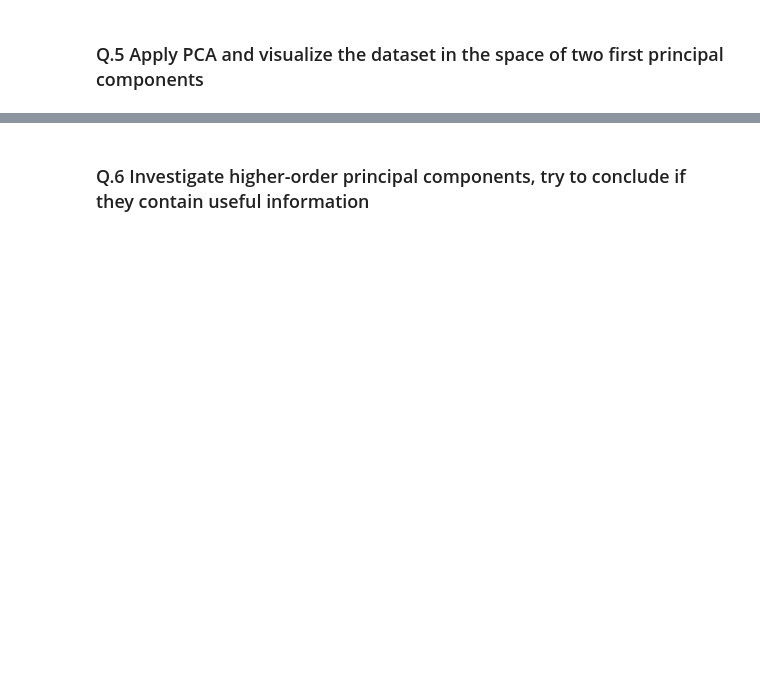
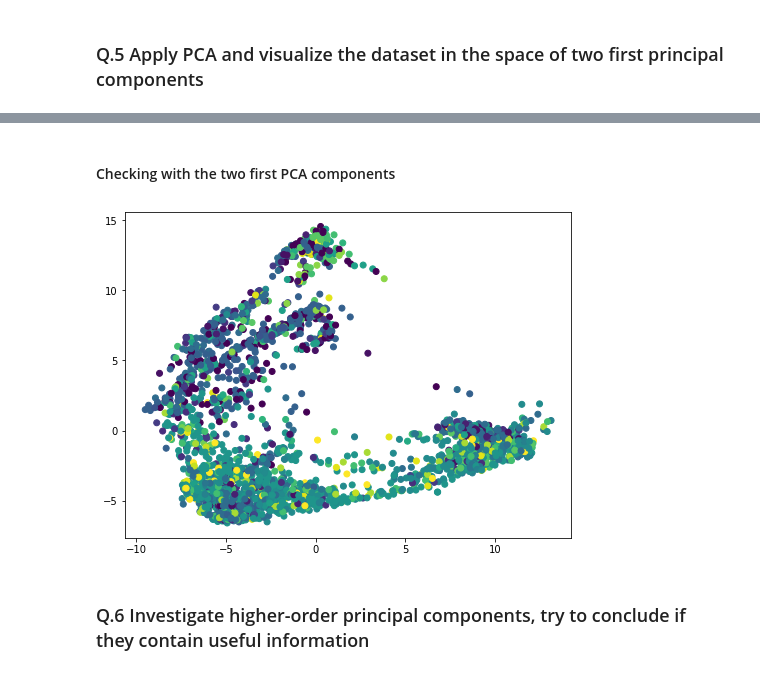
Before and after one commit to MarinaChau/IASD_classes, a Jupyter notebook: Part_2_Single_cell_dataset.ipynb, the cells around one changed output, grey strips where cells are left out. Cells and saved outputs as stored; diff of their text form; code cells hidden in the pictures; blank space fills up the shorter version.

```diff
--- a/Part_2_Single_cell_dataset.ipynb
+++ b/Part_2_Single_cell_dataset.ipynb
@@ -258,0 +280,7 @@ Our dataset is quite sparse (40% of the data is equals to 0).
+# %%
+from sklearn.preprocessing import OrdinalEncoder
+
+cell_labels = dataframe[["label"]]
+encoder = OrdinalEncoder()
+cell_label_encoded = encoder.fit_transform(cell_labels)
+cell_label_encoded
@@ -305,2 +400,15 @@ We are preserving the sparsity of our dataset.
+# %% [markdown]
+#### Checking with the two first PCA components
+# %%
+# with the two first principal components
+pca2 = PCA(n_components=2)
+pca2.fit(standardized_dataset)
+x_3d = pca2.transform(standardized_dataset)
+
+plt.figure(figsize=(8,6))
+plt.scatter(x_3d[:,0], x_3d[:,1], c=cell_label_encoded)
+plt.show()
+# %% [output]
+[figure, added]
 # %% [markdown]
 ### Q.6 Investigate higher-order principal components, try to conclude if they contain useful information
```
Also changed, not shown: parts of 20 cells of this notebook.
